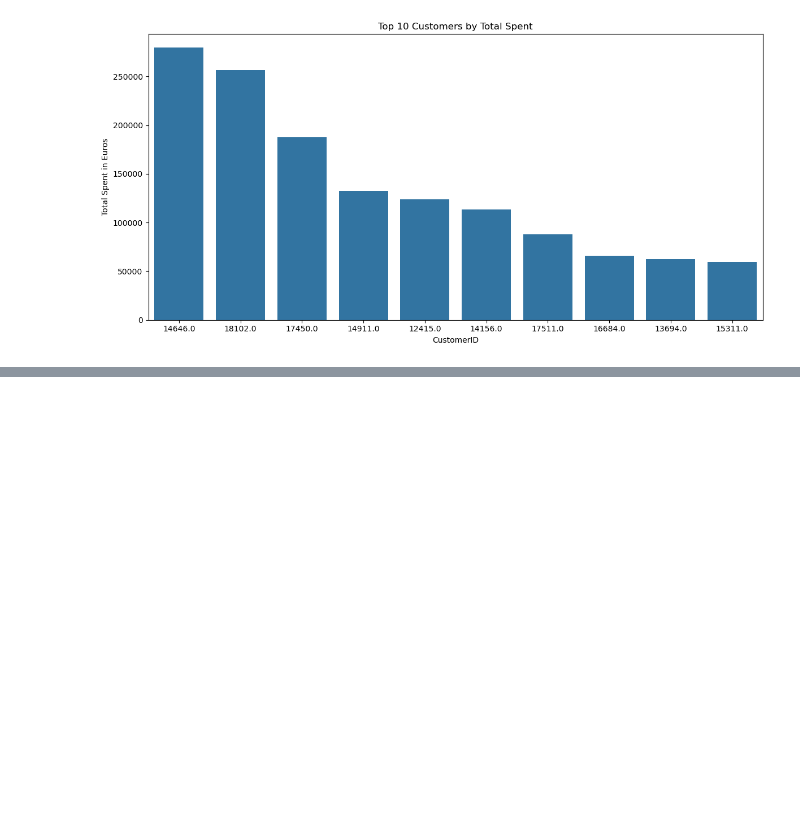
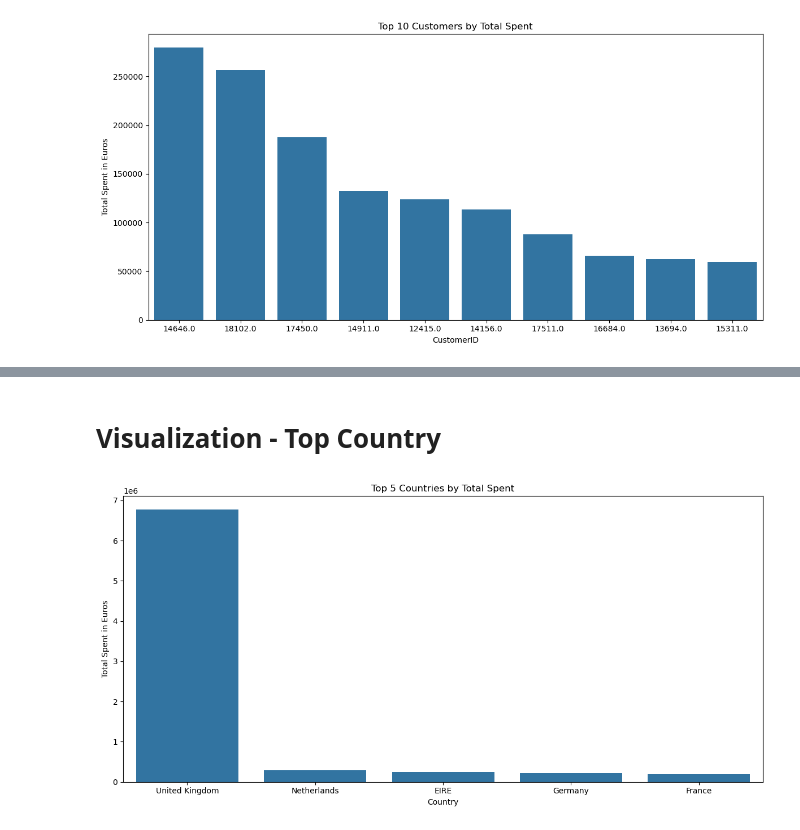
Before and after one commit to mgcapiendo/marketing-data-science, a Jupyter notebook: customer-eda.ipynb, the cells around one changed output, grey strips where cells are left out. Saved outputs shown, nothing was run; the diff lists cells and outputs as text; code cells hidden in the pictures; blank space fills up the shorter version.

Commit message:
add top country analysis

```diff
--- a/customer-eda.ipynb
+++ b/customer-eda.ipynb
@@ -163,0 +168,4 @@ plt.show()
+# %%
+# find out what the top country is in total spent
+top_country = df.groupby('Country')['TotalSpent'].sum().sort_values(ascending=False).head(5)
+print(top_country)
@@ -163,0 +180,19 @@ plt.show()
+# %% [markdown]
+# Visualization - Top Country
+# %%
+# visual of top 5 countries by total spent
+plt.figure(figsize=(12,6))
+
+sns.barplot(x=top_country.index.astype(str), y=top_country.values)
+
+plt.title('Top 5 Countries by Total Spent')
+
+plt.xlabel('Country')
+plt.ylabel('Total Spent in Euros')
+
+plt.xticks(rotation=0)
+
+plt.tight_layout()
+plt.show()
+# %% [output]
+[figure, added]
```
Also changed, not shown: parts of 9 cells of this notebook.
